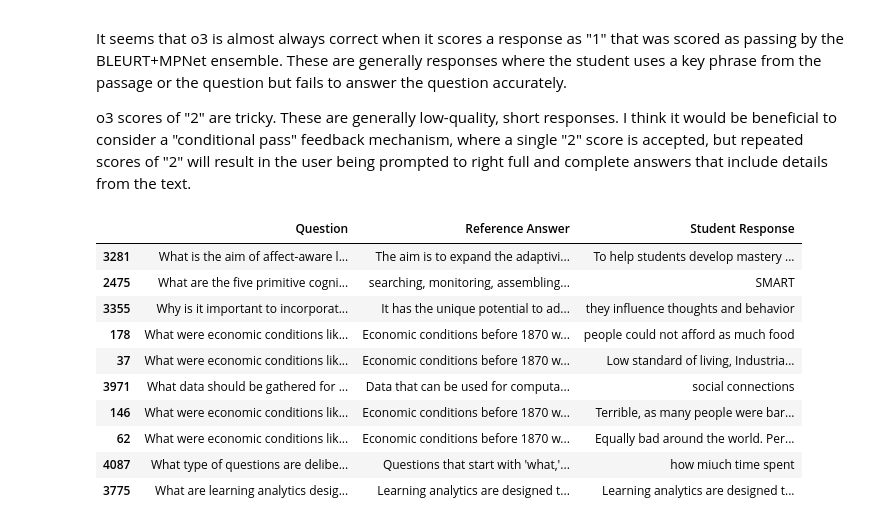
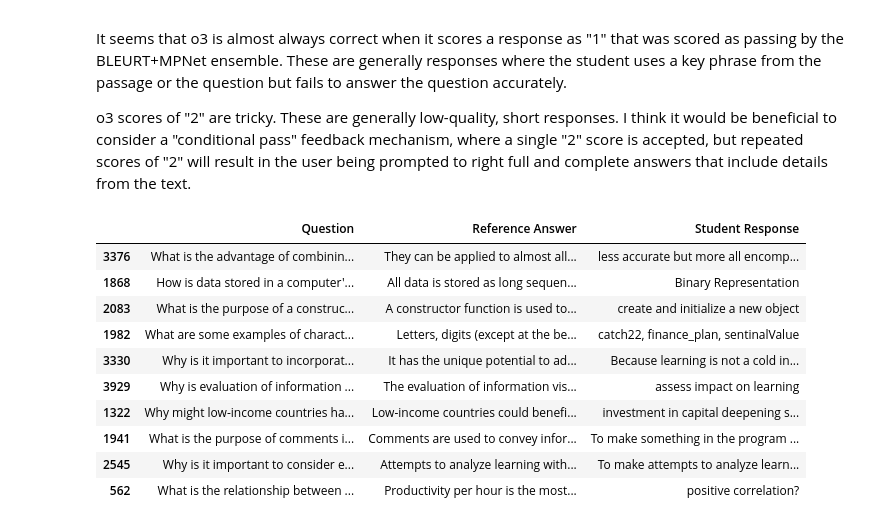
Before and after one commit to learlab/textbook-question-generation, a Jupyter notebook: src/modernbert-on-four-point-scale/2-pseudo-label-cri-data.ipynb, the cells around one changed output. Cells and saved outputs as stored; diff of their text form; code cells hidden in the pictures.

```diff
--- a/src/modernbert-on-four-point-scale/2-pseudo-label-cri-data.ipynb
+++ b/src/modernbert-on-four-point-scale/2-pseudo-label-cri-data.ipynb
@@ -160,8 +133,0 @@ for row in tqdm(df.itertuples(), total=len(df)):
-# %%
-scores = [
-    json.loads(response.choices[0].message.content)["score"] for response in responses
-]
-
-df["o3_mini_score"] = scores
-
-df.sample(3)
@@ -172,0 +245,4 @@ df.sample(3)
+# %%
+file_response = client.files.content("file-Y9BtyJqgUMsJgppxAnd8mk")
+results = pd.read_json(io.StringIO(file_response.text), lines=True)
+results
@@ -172,0 +263,7 @@ df.sample(3)
+# %%
+responses = results.apply(
+    lambda x: x["response"]["body"]["choices"][0]["message"]["content"], axis=1
+)
+
+scores = [json.loads(resp)["score"] for resp in responses]
+print(scores[0])
@@ -172,0 +272,5 @@ df.sample(3)
+# %%
+df["gpt5_score"] = scores
+
+display(df.sample(3))
+df["gpt5_score"].value_counts()
@@ -253,27 +368,27 @@ It seems that o3 is almost always correct when it scores a response as "1" that
 o3 scores of "2" are tricky. These are generally low-quality, short responses. I think it would be beneficial to consider a "conditional pass" feedback mechanism, where a single "2" score is accepted, but repeated scores of "2" will result in the user being prompted to right full and complete answers that include details from the text.
 # %%
 with pd.option_context("display.max_colwidth", 0):
-    would_fail_with_o3 = df.query("score == 0 & `o3_mini_score` == 2").rename(
+    would_fail_with_o3 = df.query("score == 0 & `gpt5_score` == 3").rename(
         columns={
             "question": "Question",
             "answer": "Reference Answer",
             "response": "Student Response",
         }
     )
     display(
         would_fail_with_o3[["Question", "Reference Answer", "Student Response"]].sample(
             10
         )
     )
 # %% [output]
 |  | Question | Reference Answer | Student Response |
-| 3281 | What is the aim of affect-aware l... | The aim is to expand the adaptivi... | To help students develop mastery ... |
-| 2475 | What are the five primitive cogni... | searching, monitoring, assembling... | SMART |
-| 3355 | Why is it important to incorporat... | It has the unique potential to ad... | they influence thoughts and behavior |
-| 178 | What were economic conditions lik... | Economic conditions before 1870 w... | people could not afford as much food |
-| 37 | What were economic conditions lik... | Economic conditions before 1870 w... | Low standard of living, Industria... |
-| 3971 | What data should be gathered for ... | Data that can be used for computa... | social connections |
-| 146 | What were economic conditions lik... | Economic conditions before 1870 w... | Terrible, as many people were bar... |
-| 62 | What were economic conditions lik... | Economic conditions before 1870 w... | Equally bad around the world. Per... |
-| 4087 | What type of questions are delibe... | Questions that start with 'what,'... | how miuch time spent |
-| 3775 | What are learning analytics desig... | Learning analytics are designed t... | Learning analytics are designed t... |
+| 3376 | What is the advantage of combinin... | They can be applied to almost all... | less accurate but more all encomp... |
+| 1868 | How is data stored in a computer'... | All data is stored as long sequen... | Binary Representation |
+| 2083 | What is the purpose of a construc... | A constructor function is used to... | create and initialize a new object |
+| 1982 | What are some examples of charact... | Letters, digits (except at the be... | catch22, finance_plan, sentinalValue |
+| 3330 | Why is it important to incorporat... | It has the unique potential to ad... | Because learning is not a cold in... |
+| 3929 | Why is evaluation of information ... | The evaluation of information vis... | assess impact on learning |
+| 1322 | Why might low-income countries ha... | Low-income countries could benefi... | investment in capital deepening s... |
+| 1941 | What is the purpose of comments i... | Comments are used to convey infor... | To make something in the program ... |
+| 2545 | Why is it important to consider e... | Attempts to analyze learning with... | To make attempts to analyze learn... |
+| 562 | What is the relationship between ... | Productivity per hour is the most... | positive correlation? |
```
Also changed, not shown: parts of 18 cells of this notebook, 36 other files.
